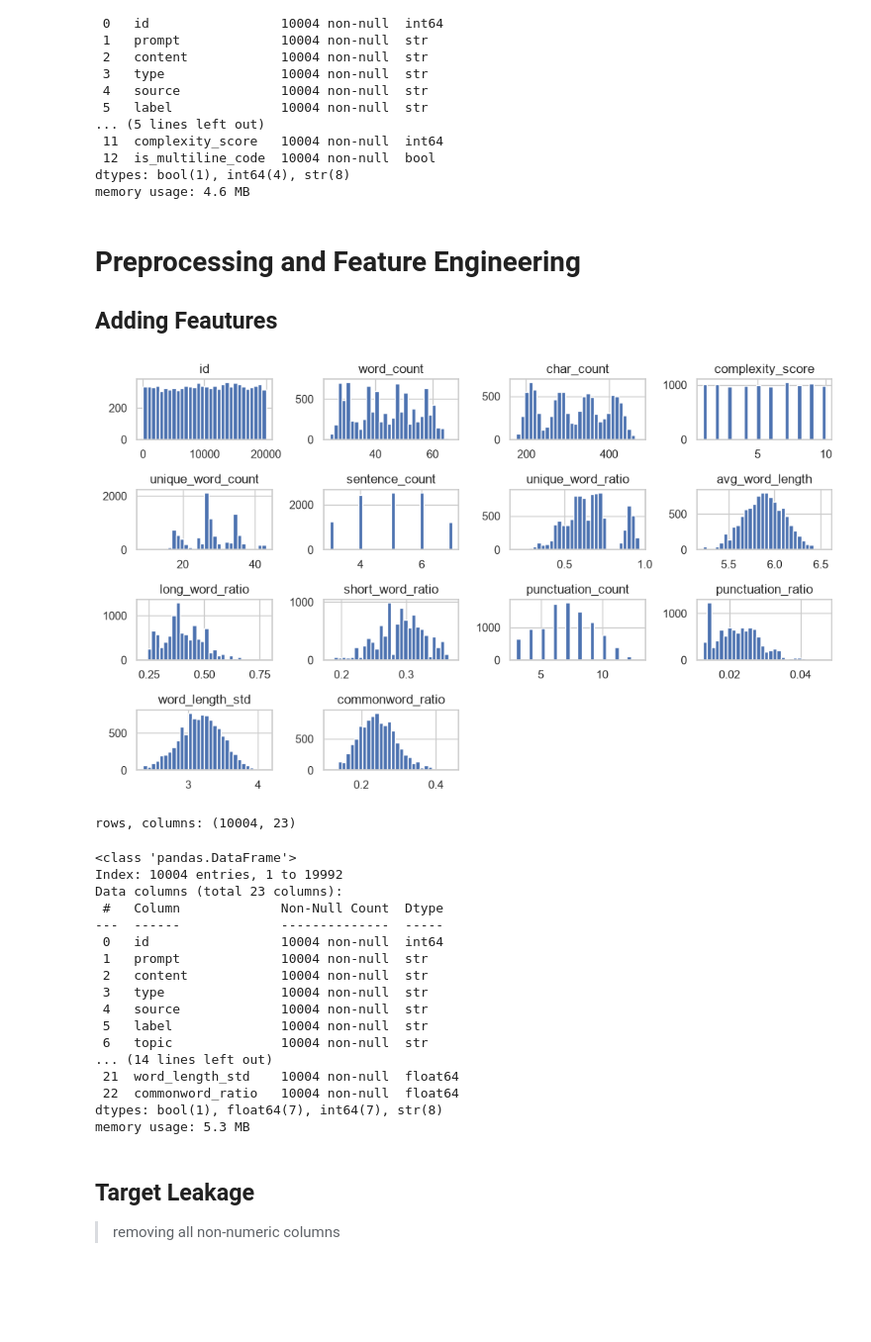
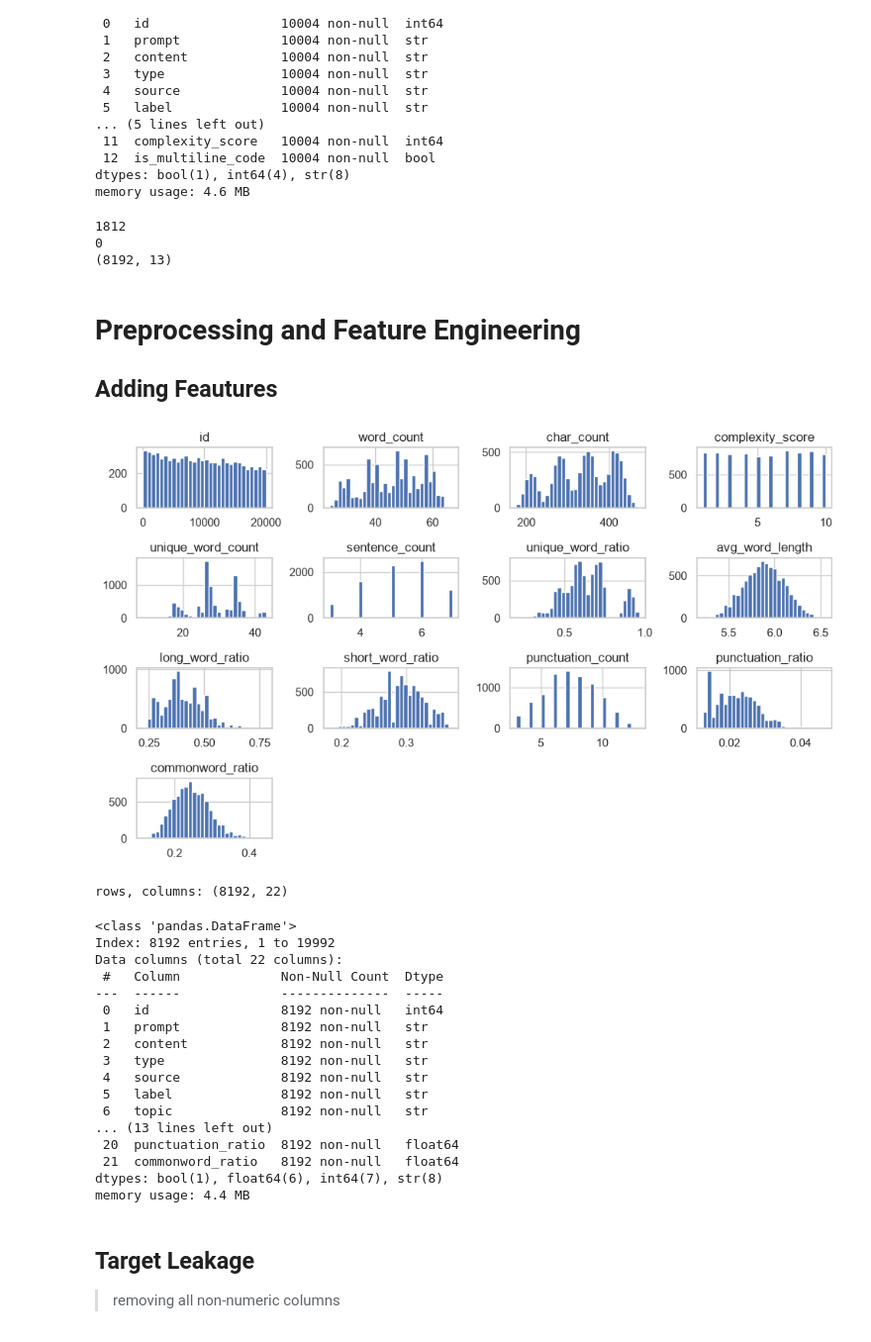
Before and after one commit to Harriette-dev/Group1Project, a Jupyter notebook: notebooks/numerical_model.ipynb, the cells around one changed output. Shown at 99% size. Drawn from its saved outputs; the diff is of its cells as text; code cells hidden in the pictures; blank space fills up the shorter version.

```diff
--- a/notebooks/numerical_model.ipynb
+++ b/notebooks/numerical_model.ipynb
@@ -91,6 +91,20 @@ Data columns (total 13 columns):
  12  is_multiline_code  10004 non-null  bool
 dtypes: bool(1), int64(4), str(8)
 memory usage: 4.6 MB
+# %%
+# Check duplicates
+print(df_text.duplicated(subset=["content"]).sum())
+
+# Remove duplicates
+df_text = df_text.drop_duplicates(subset=["content"])
+
+# Verify
+print(df_text.duplicated(subset=["content"]).sum())
+print(df_text.shape)
+# %% [output]
+1812
+0
+(8192, 13)
 # %% [markdown]
 # Preprocessing and Feature Engineering
 ## Adding Feautures
@@ -149,62 +163,55 @@ df_text["punctuation_count"] = df_text["content"].fillna("").apply(
 df_text["punctuation_ratio"] = df_text["content"].fillna("").apply(
     lambda x: len(re.findall(r"[^\w\s]", str(x)))
 ) / df_text["char_count"].replace(0, 1)
 
-# word length standard deviation
-df_text["word_length_std"] = df_text["content"].fillna("").apply(
-    lambda text: np.std([
-        len(word) for word in re.findall(r"\b[A-Za-z']+\b", str(text))
-    ]) if re.findall(r"\b[A-Za-z']+\b", str(text)) else 0
-)
-
 # common word ratio
 common_words = {
     "a", "an", "the", "and", "or", "but", "if", "is", "are", "was",
     "were", "be", "been", "being", "to", "of", "in", "on", "for",
     "with", "as", "at", "by", "from", "that", "this", "it"
 }
 
 df_text["commonword_ratio"] = df_text["content"].fillna("").apply(
     lambda text: (
         lambda words: (
             sum(word in common_words for word in words) / len(words)
             if words else 0
         )
     )(re.findall(r"\b[A-Za-z']+\b", str(text).lower()))
 )
 
 # semi-colon ratio (looked at adding it as a feature but both files had zero semicolons)
 
 # results visualised
 df_text.select_dtypes("number").hist(figsize=(10, 6), bins=30, edgecolor="white")
 plt.tight_layout()
 plt.show()
 
 print("rows, columns:", df_text.shape)
 #df_text.to_csv("../created_data/df_text.csv", index=False)
 # %% [output]
-[figure, old version]
+[figure, new version]
-rows, columns: (10004, 23)
+rows, columns: (8192, 22)
 # %%
 df_text.info()
 # %% [output]
 <class 'pandas.DataFrame'>
-Index: 10004 entries, 1 to 19992
-Data columns (total 23 columns):
+Index: 8192 entries, 1 to 19992
+Data columns (total 22 columns):
  #   Column             Non-Null Count  Dtype
 ---  ------             --------------  -----
- 0   id                 10004 non-null  int64
- 1   prompt             10004 non-null  str
- 2   content            10004 non-null  str
- 3   type               10004 non-null  str
- 4   source             10004 non-null  str
- 5   label              10004 non-null  str
- 6   topic              10004 non-null  str
-... (14 lines left out)
- 21  word_length_std    10004 non-null  float64
- 22  commonword_ratio   10004 non-null  float64
-dtypes: bool(1), float64(7), int64(7), str(8)
-memory usage: 5.3 MB
+ 0   id                 8192 non-null   int64
+ 1   prompt             8192 non-null   str
+ 2   content            8192 non-null   str
+ 3   type               8192 non-null   str
+ 4   source             8192 non-null   str
+ 5   label              8192 non-null   str
+ 6   topic              8192 non-null   str
+... (13 lines left out)
+ 20  punctuation_ratio  8192 non-null   float64
+ 21  commonword_ratio   8192 non-null   float64
+dtypes: bool(1), float64(6), int64(7), str(8)
+memory usage: 4.4 MB
 # %% [markdown]
 ## Target Leakage
 > removing all non-numeric columns
```
Also changed, not shown: parts of 21 cells of this notebook.
